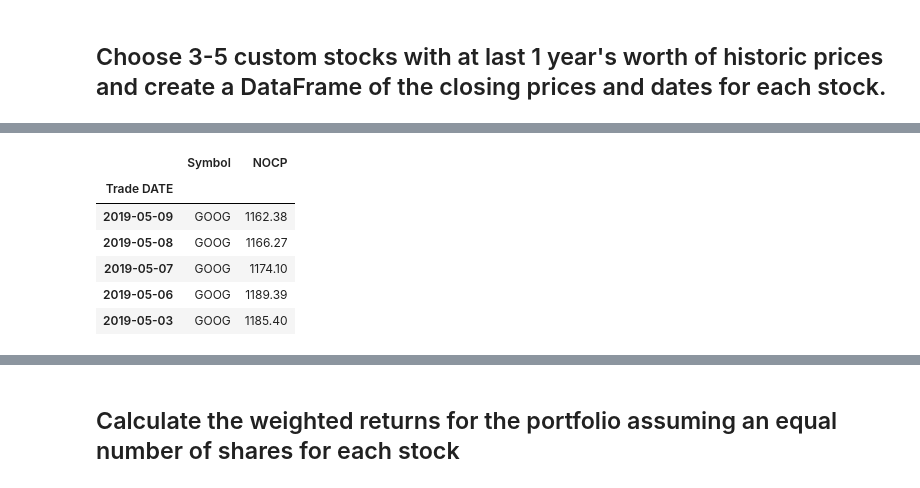
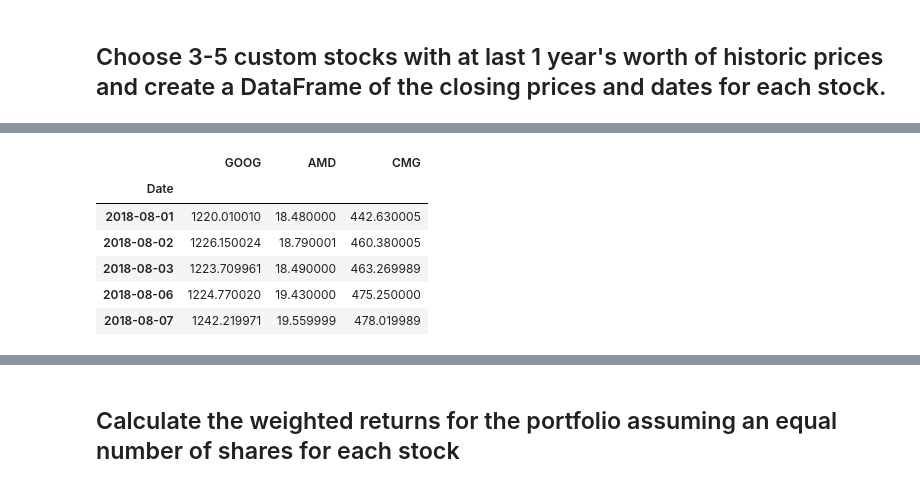
Before and after one commit to enriqueserizawa/pandas-homework, a Jupyter notebook: whale_analysis.ipynb, the cells around one changed output, grey strips where cells are left out. Cells and saved outputs as stored; diff of their text form; code cells hidden in the pictures.

Commit message:
Updated until my portfolio concatenated

```diff
--- a/whale_analysis.ipynb
+++ b/whale_analysis.ipynb
@@ -406,0 +374,5 @@ In this section, you will build your own portfolio of stocks, calculate the retu
+# %%
+# Read the first stock
+goog_path = Path("GOOG.csv")
+goog_df = pd.read_csv(goog_path, index_col='Date', parse_dates=True, infer_datetime_format=True)
+goog_df.head()
@@ -406,0 +387,4 @@ In this section, you will build your own portfolio of stocks, calculate the retu
+# %%
+goog_price = goog_df.drop(columns=["Open", "High", "Low", "Adj Close", "Volume"])
+goog_price = goog_price.rename(columns={"Close":"GOOG"})
+goog_price.head()
@@ -406,0 +399,7 @@ In this section, you will build your own portfolio of stocks, calculate the retu
+# %%
+# Read the second stock
+cmg_path = Path("CMG.csv")
+cmg_df = pd.read_csv(cmg_path, index_col='Date', parse_dates=True, infer_datetime_format=True)
+cmg_price = cmg_df.drop(columns=["Open", "High", "Low", "Adj Close", "Volume"])
+cmg_price = cmg_price.rename(columns={"Close":"CMG"})
+cmg_price.head()
@@ -406,0 +414,7 @@ In this section, you will build your own portfolio of stocks, calculate the retu
+# %%
+# Read the third stock
+amd_path = Path("AMD.csv")
+amd_df = pd.read_csv(amd_path, index_col='Date', parse_dates=True, infer_datetime_format=True)
+amd_price = amd_df.drop(columns=["Open", "High", "Low", "Adj Close", "Volume"])
+amd_price = amd_price.rename(columns={"Close":"AMD"})
+amd_price.head()
@@ -407,11 +429,13 @@ In this section, you will build your own portfolio of stocks, calculate the retu
 # %%
 # Concatenate all stocks into a single DataFrame
-# YOUR CODE HERE
+myportfolio_df = pd.concat([goog_price, amd_price, cmg_price],axis='columns', join='inner')
+myportfolio_df.sort_index(inplace=True)
+myportfolio_df.head()
 # %% [output]
-|  | Symbol | NOCP |
-| Trade DATE |  |  |
-| 2019-05-09 | GOOG | 1162.38 |
-| 2019-05-08 | GOOG | 1166.27 |
-| 2019-05-07 | GOOG | 1174.10 |
-| 2019-05-06 | GOOG | 1189.39 |
-| 2019-05-03 | GOOG | 1185.40 |
+|  | GOOG | AMD | CMG |
+| Date |  |  |  |
+| 2018-08-01 | 1220.010010 | 18.480000 | 442.630005 |
+| 2018-08-02 | 1226.150024 | 18.790001 | 460.380005 |
+| 2018-08-03 | 1223.709961 | 18.490000 | 463.269989 |
+| 2018-08-06 | 1224.770020 | 19.430000 | 475.250000 |
+| 2018-08-07 | 1242.219971 | 19.559999 | 478.019989 |
```
Also changed, not shown: parts of 28 cells of this notebook.
